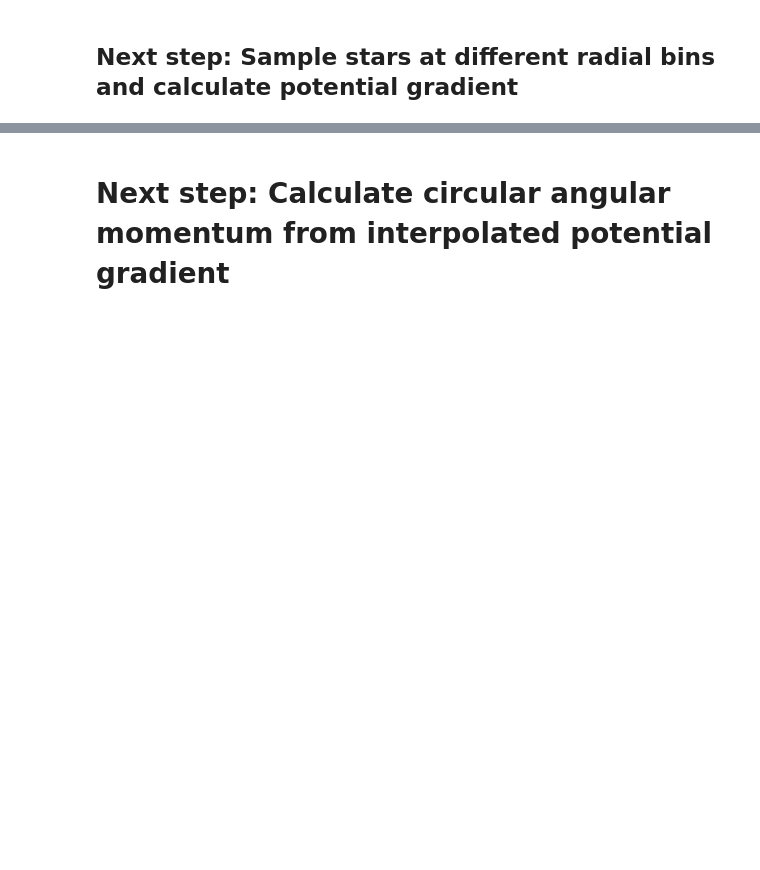
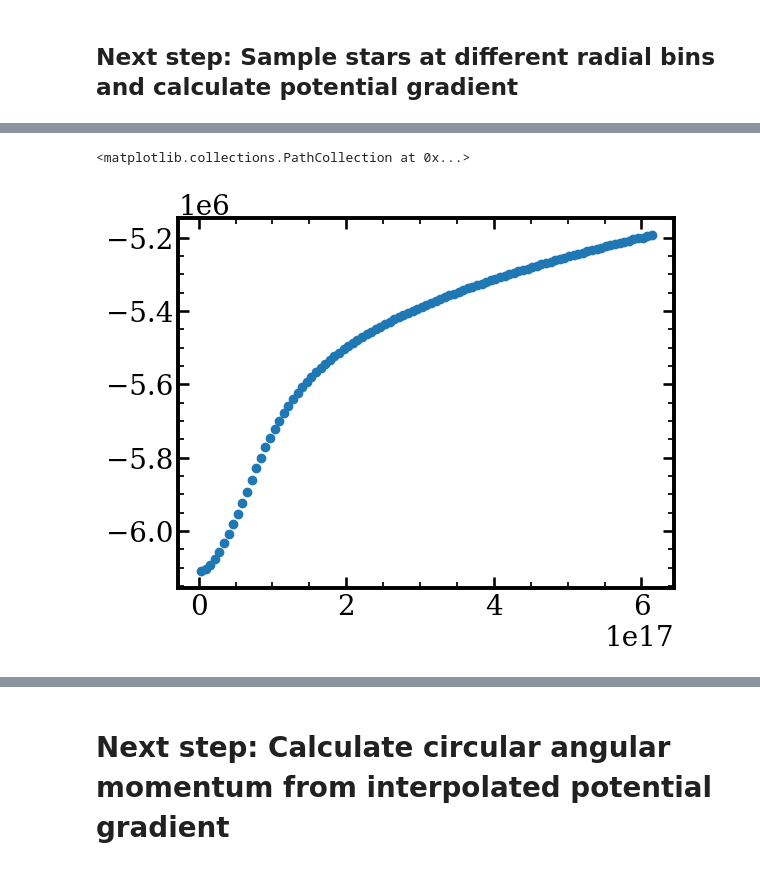
Before and after one commit to khojonat/Brahma_Analysis, a Jupyter notebook: Kinematic_Decomp.ipynb, the cells around one changed output, grey strips where cells are left out. Cells and saved outputs as stored; diff of their text form; code cells hidden in the pictures; blank space fills up the shorter version.

```diff
--- a/Kinematic_Decomp.ipynb
+++ b/Kinematic_Decomp.ipynb
@@ -118,3 +162,8 @@ gradient_interp = interp1d(pos, grad, kind='linear', fill_value="extrapolate")
+# %%
+plt.scatter(pos,potentials)
+# %% [output]
+<matplotlib.collections.PathCollection at 0x...>
+[figure, added]
 # %%
 plt.scatter(pos,grad)
 # %% [output]
```
Also changed, not shown: parts of 18 cells of this notebook.
